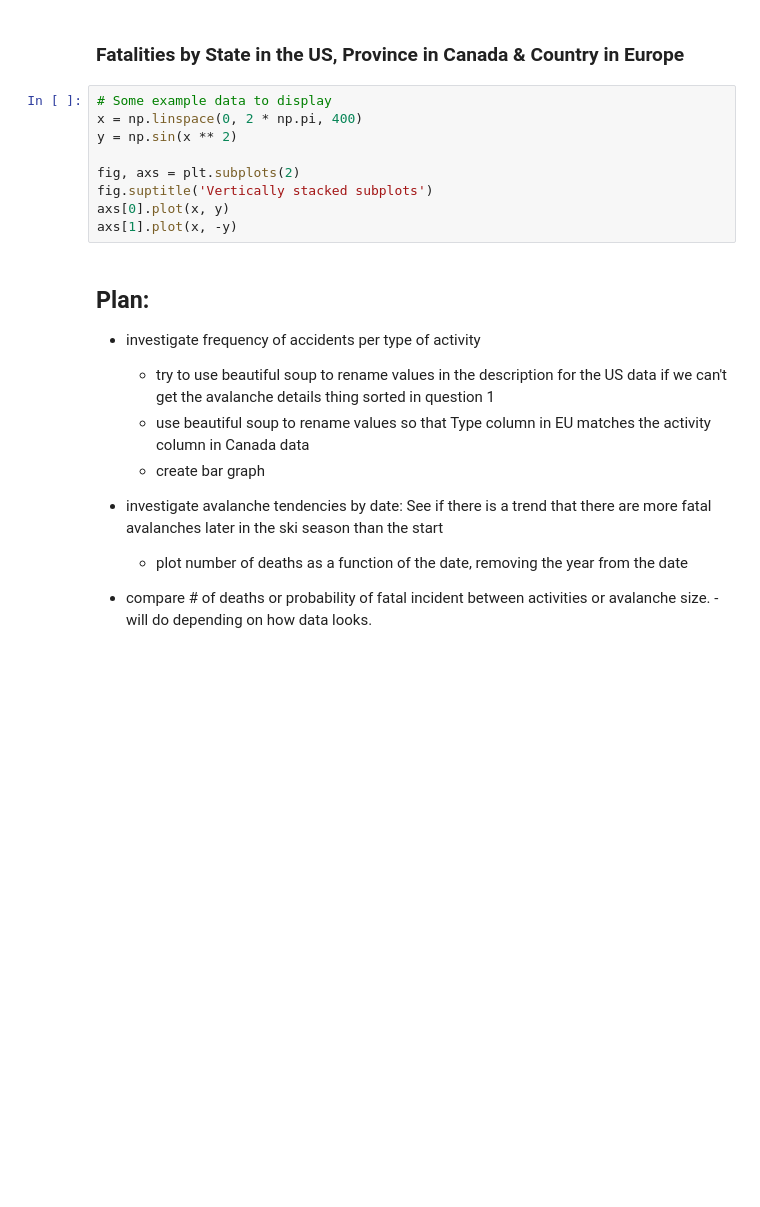
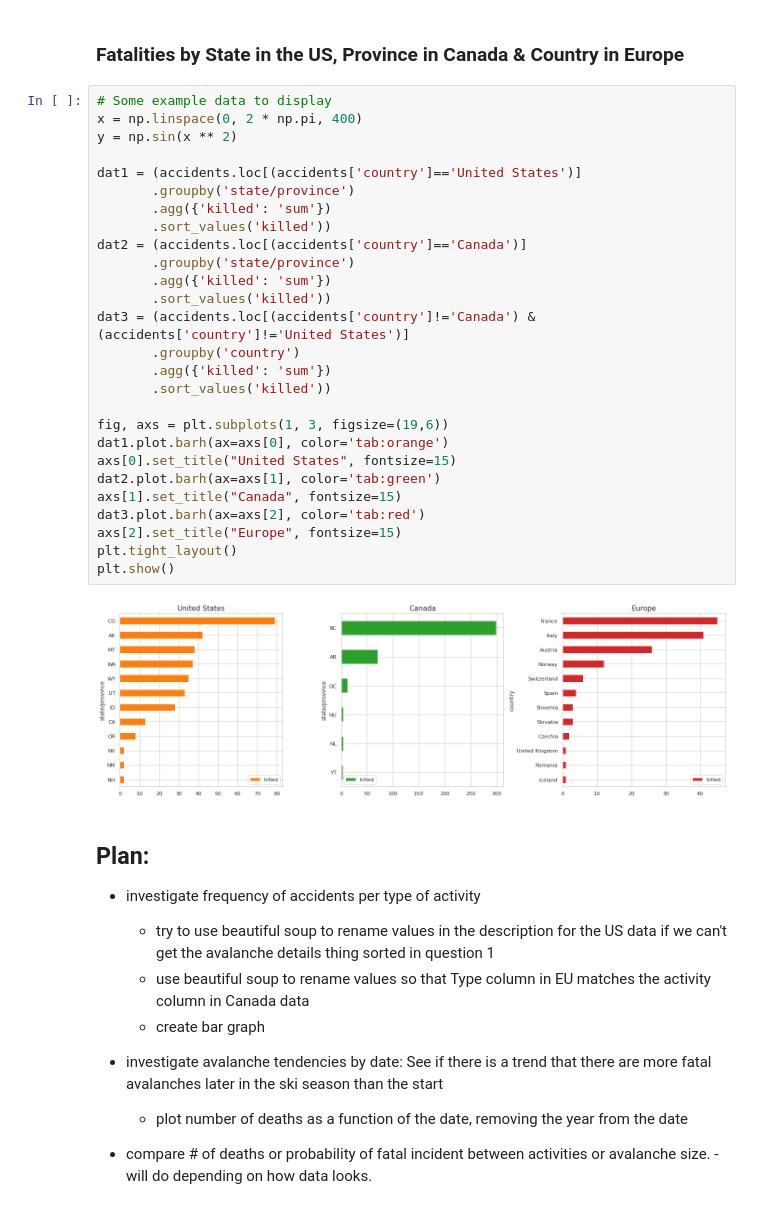
Before and after one commit to omertahi/avalanche_accidents, a Jupyter notebook: Project.ipynb, the cells around one changed output. Drawn from its saved outputs; the diff is of its cells as text; blank space fills up the shorter version.

Commit message:
Added data visualization

```diff
--- a/Project.ipynb
+++ b/Project.ipynb
@@ -447,12 +447,32 @@ plt.show()
 # %%
 # Some example data to display
 x = np.linspace(0, 2 * np.pi, 400)
 y = np.sin(x ** 2)
 
-fig, axs = plt.subplots(2)
-fig.suptitle('Vertically stacked subplots')
-axs[0].plot(x, y)
-axs[1].plot(x, -y)
+dat1 = (accidents.loc[(accidents['country']=='United States')]
+       .groupby('state/province')
+       .agg({'killed': 'sum'})
+       .sort_values('killed'))
+dat2 = (accidents.loc[(accidents['country']=='Canada')]
+       .groupby('state/province')
+       .agg({'killed': 'sum'})
+       .sort_values('killed'))
+dat3 = (accidents.loc[(accidents['country']!='Canada') & (accidents['country']!='United States')]
+       .groupby('country')
+       .agg({'killed': 'sum'})
+       .sort_values('killed'))
+
+fig, axs = plt.subplots(1, 3, figsize=(19,6))
+dat1.plot.barh(ax=axs[0], color='tab:orange')
+axs[0].set_title("United States", fontsize=15)
+dat2.plot.barh(ax=axs[1], color='tab:green')
+axs[1].set_title("Canada", fontsize=15)
+dat3.plot.barh(ax=axs[2], color='tab:red')
+axs[2].set_title("Europe", fontsize=15)
+plt.tight_layout()
+plt.show()
+# %% [output]
+[figure, added]
 # %% [markdown]
 ## Plan:
 
```
